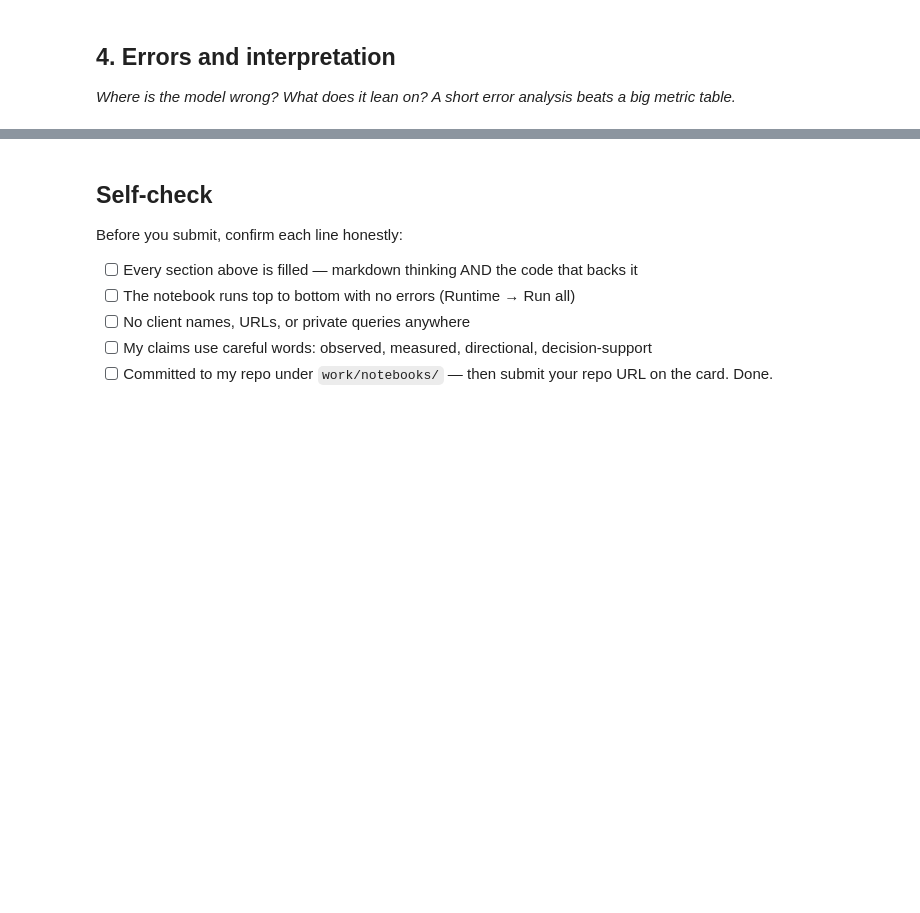
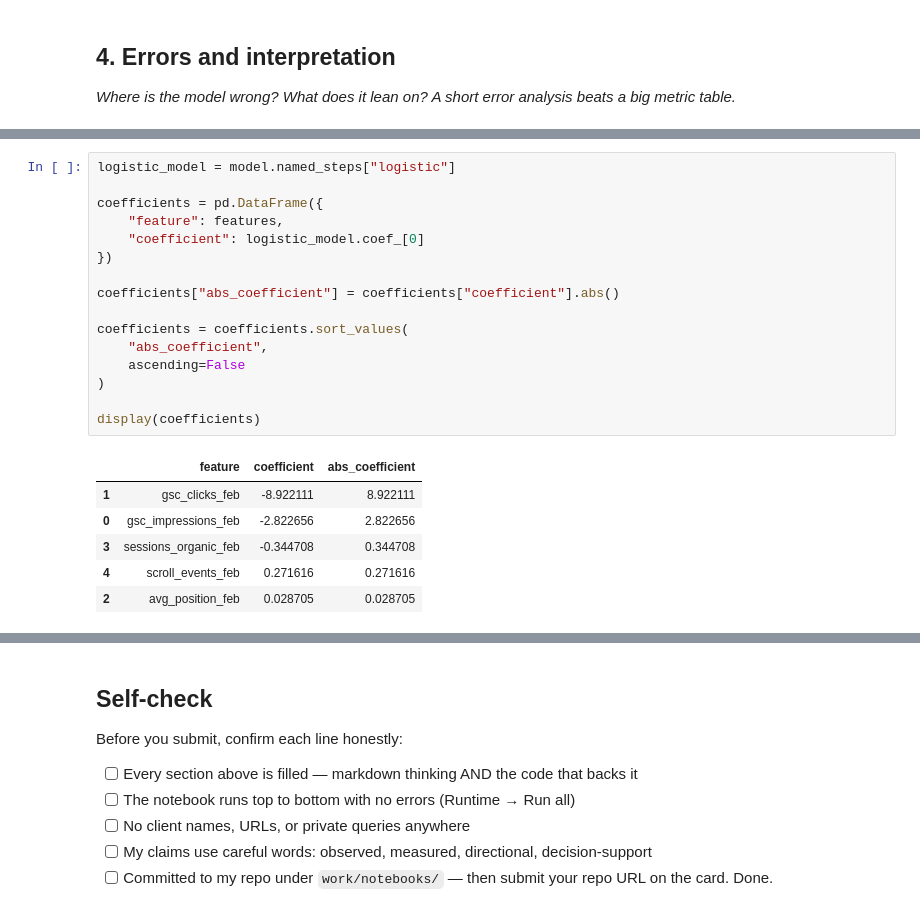
Before and after one commit to Ramy99999999/Flyrank-machine-learning-internship, a Jupyter notebook: work/notebooks/w05_model.ipynb, the cells around one changed output, grey strips where cells are left out. Saved outputs shown, nothing was run; the diff lists cells and outputs as text; blank space fills up the shorter version.

```diff
--- a/work/notebooks/w05_model.ipynb
+++ b/work/notebooks/w05_model.ipynb
@@ -36,0 +506,23 @@ This skeleton is yours to fill. Work the sections **in order** — each one has
+# %%
+logistic_model = model.named_steps["logistic"]
+
+coefficients = pd.DataFrame({
+    "feature": features,
+    "coefficient": logistic_model.coef_[0]
+})
+
+coefficients["abs_coefficient"] = coefficients["coefficient"].abs()
+
+coefficients = coefficients.sort_values(
+    "abs_coefficient",
+    ascending=False
+)
+
+display(coefficients)
+# %% [output]
+|  | feature | coefficient | abs_coefficient |
+| 1 | gsc_clicks_feb | -8.922111 | 8.922111 |
+| 0 | gsc_impressions_feb | -2.822656 | 2.822656 |
+| 3 | sessions_organic_feb | -0.344708 | 0.344708 |
+| 4 | scroll_events_feb | 0.271616 | 0.271616 |
+| 2 | avg_position_feb | 0.028705 | 0.028705 |
```
Also changed, not shown: parts of 22 cells of this notebook.
